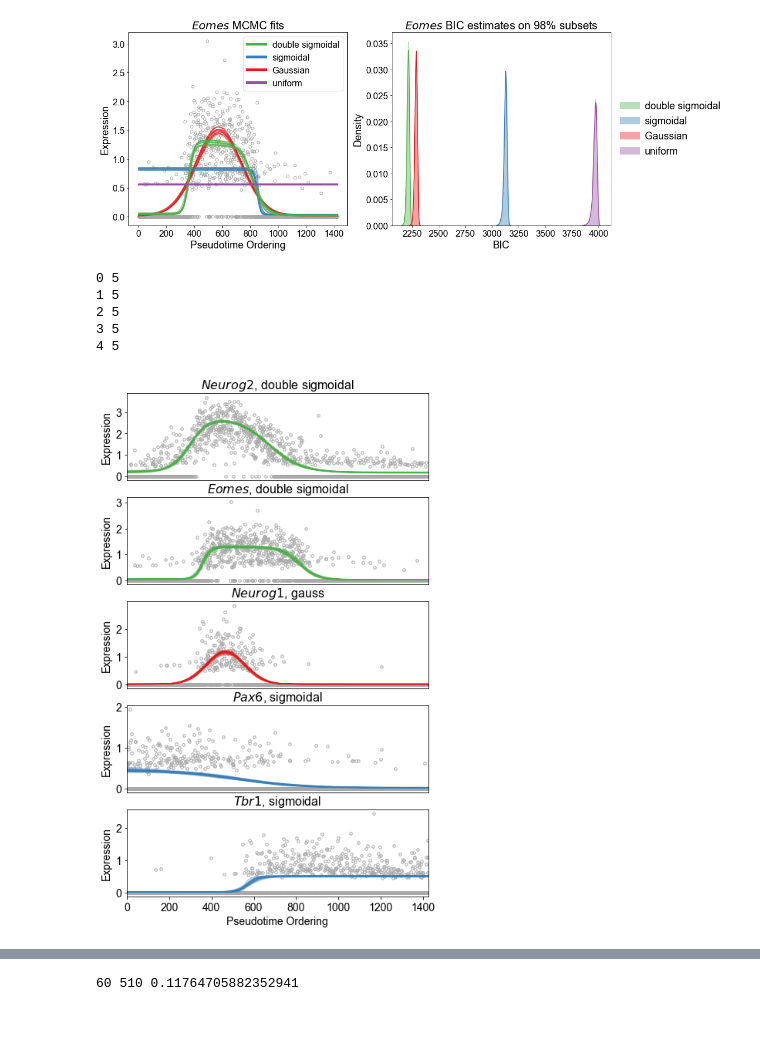
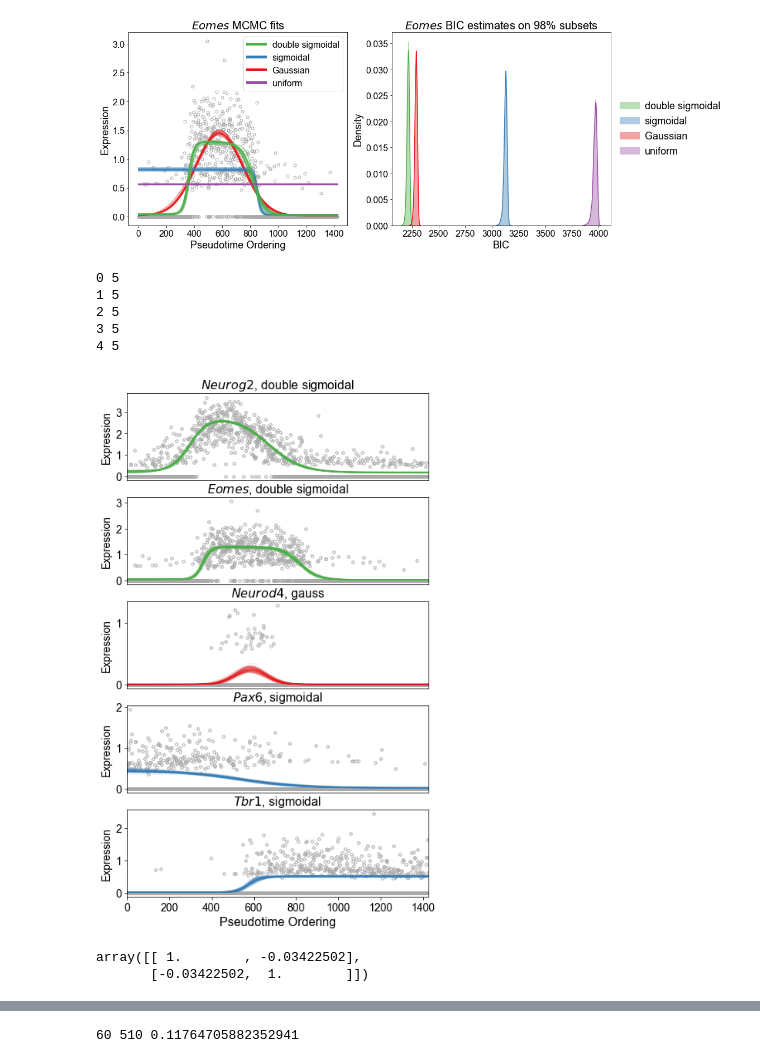
Before and after one commit to daniel-rosebrock/transcriptional_cascades, a Jupyter notebook: load_mcmc_run_full-e13_5_forebrain_dorsal.ipynb, the cells around one changed output, grey strips where cells are left out. Saved outputs shown, nothing was run; the diff lists cells and outputs as text; code cells hidden in the pictures; blank space fills up the shorter version.

```diff
--- a/load_mcmc_run_full-e13_5_forebrain_dorsal.ipynb
+++ b/load_mcmc_run_full-e13_5_forebrain_dorsal.ipynb
@@ -134,16 +134,22 @@ plt.savefig('figures_paper_mouse_data/supp_figures/eomes_mcmc_fits_and_bic_estim
 # %% [output]
 [figure]
 # %%
-gene_list = ['Neurog2','Eomes','Neurog1','Pax6','Tbr1']
+gene_list = ['Neurog2','Eomes','Neurod4','Pax6','Tbr1']
 fig = make_inflec_point_comp_plot_2(mcmc,[gene_map[gene] for gene in gene_list],
                                     gene_list_title=[r'$\it{'+gene+'}$' for gene in gene_list],
                                     figsize=(7,12))#,ylim=[-0.1,3.1])
+plt.xlabel('Pseudotime Ordering',fontsize=16)
 plt.savefig('figures_paper_mouse_data/fig1/fits.pdf',bbox_inches='tight')
 # %% [output]
 0 5
 1 5
 2 5
 3 5
 4 5
-[figure, old version]
+[figure, new version]
+# %%
+np.corrcoef([mcmc.expr_dict[gene_map['Eomes']],mcmc.expr_dict[gene_map['Tbr1']]])
+# %% [output]
+array([[ 1.        , -0.03422502],
+       [-0.03422502,  1.        ]])
 # %%
```
Also changed, not shown: parts of 56 cells of this notebook.
